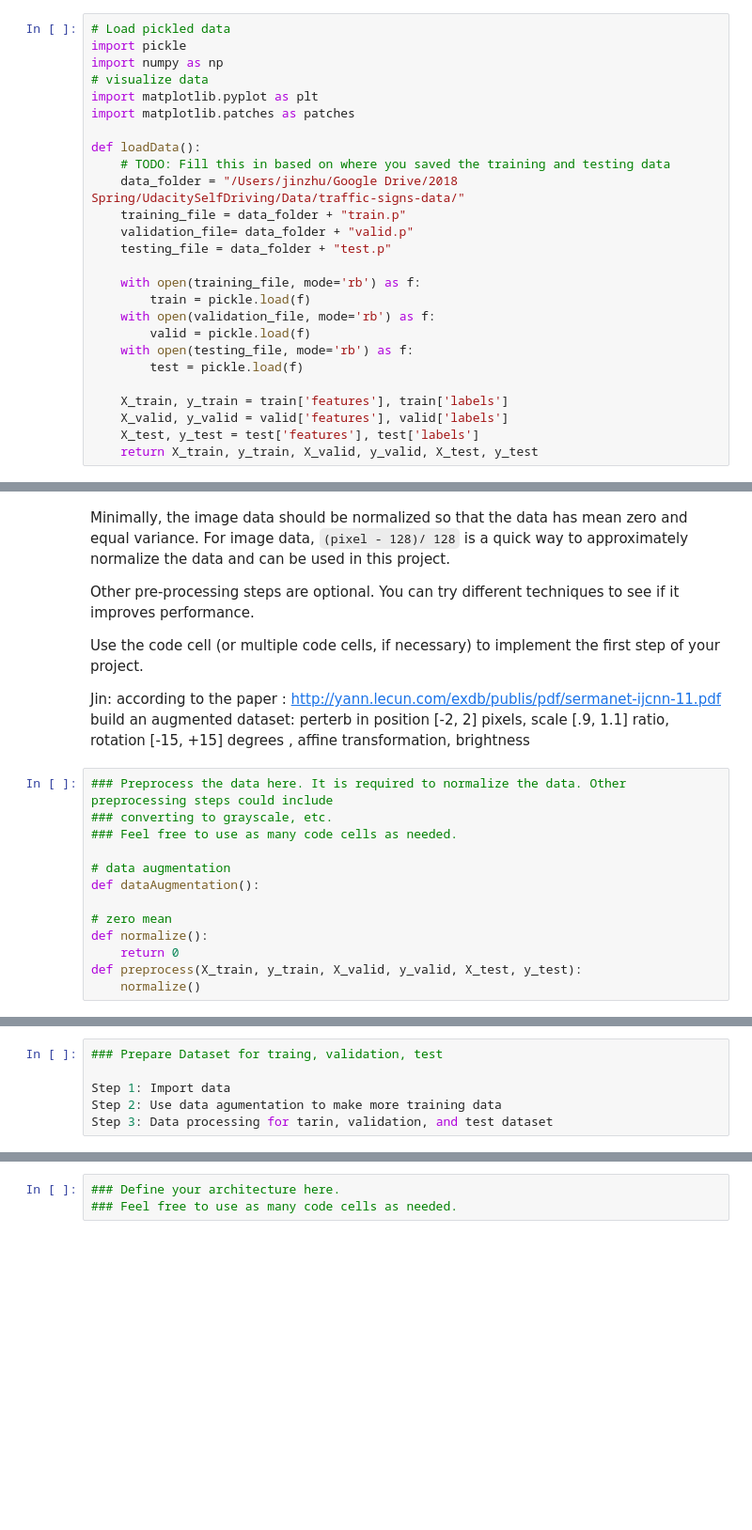
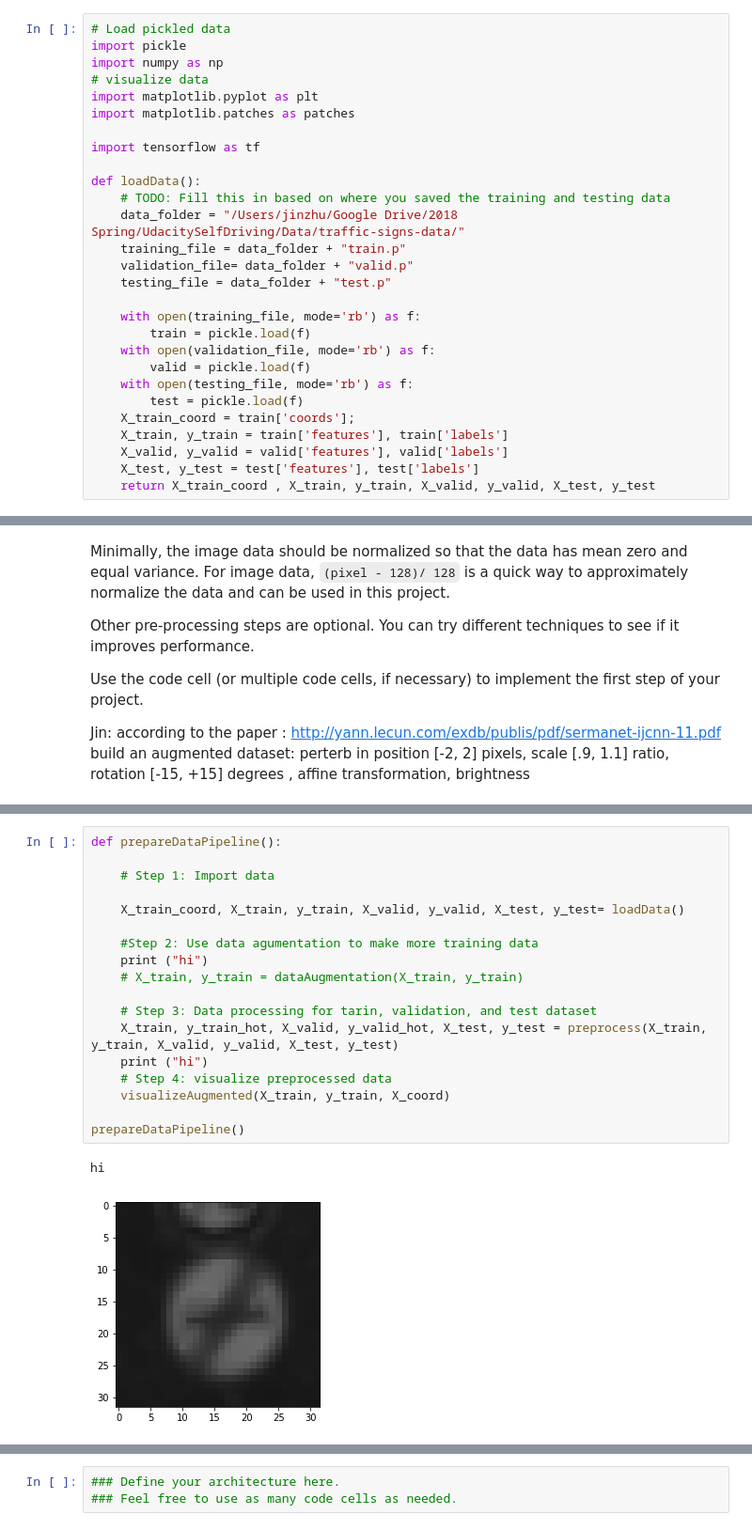
Before and after one commit to JudyMRSD/UdacitySelfDriving, a Jupyter notebook: CarND-Traffic-Sign-Classifier-Project/Traffic_Sign_Classifier.ipynb, the cells around one changed output, grey strips where cells are left out. Shown at 94% size. Drawn from its saved outputs; the diff is of its cells as text; blank space fills up the shorter version.

```diff
--- a/CarND-Traffic-Sign-Classifier-Project/Traffic_Sign_Classifier.ipynb
+++ b/CarND-Traffic-Sign-Classifier-Project/Traffic_Sign_Classifier.ipynb
@@ -33,6 +36,8 @@ import numpy as np
 # visualize data
 import matplotlib.pyplot as plt
 import matplotlib.patches as patches
+
+import tensorflow as tf
 
 def loadData():
     # TODO: Fill this in based on where you saved the training and testing data
@@ -47,11 +52,11 @@ def loadData():
         valid = pickle.load(f)
     with open(testing_file, mode='rb') as f:
         test = pickle.load(f)
-
+    X_train_coord = train['coords'];
     X_train, y_train = train['features'], train['labels']
     X_valid, y_valid = valid['features'], valid['labels']
     X_test, y_test = test['features'], test['labels']
-    return X_train, y_train, X_valid, y_valid, X_test, y_test
+    return X_train_coord , X_train, y_train, X_valid, y_valid, X_test, y_test
 # %% [markdown]
 ---
 
@@ -205,16 +327,3 @@ Jin:
 according to the paper : http://yann.lecun.com/exdb/publis/pdf/sermanet-ijcnn-11.pdf
 build an augmented dataset:
 perterb in position [-2, 2] pixels,  scale [.9, 1.1] ratio, rotation [-15, +15] degrees , affine transformation, brightness
-# %%
-### Preprocess the data here. It is required to normalize the data. Other preprocessing steps could include
-### converting to grayscale, etc.
-### Feel free to use as many code cells as needed.
-
-# data augmentation
-def dataAugmentation():
-
-# zero mean
-def normalize():
-    return 0
-def preprocess(X_train, y_train, X_valid, y_valid, X_test, y_test):
-    normalize()
@@ -221,6 +409,21 @@ def preprocess(X_train, y_train, X_valid, y_valid, X_test, y_test):
 # %%
-### Prepare Dataset for traing, validation, test
+def prepareDataPipeline():
 
-Step 1: Import data
-Step 2: Use data agumentation to make more training data
-Step 3: Data processing for tarin, validation, and test dataset
+    # Step 1: Import data
+
+    X_train_coord, X_train, y_train, X_valid, y_valid, X_test, y_test= loadData()
+
+    #Step 2: Use data agumentation to make more training data
+    print ("hi")
+    # X_train, y_train = dataAugmentation(X_train, y_train)
+
+    # Step 3: Data processing for tarin, validation, and test dataset
+    X_train, y_train_hot, X_valid, y_valid_hot, X_test, y_test = preprocess(X_train, y_train, X_valid, y_valid, X_test, y_test)
+    print ("hi")
+    # Step 4: visualize preprocessed data
+    visualizeAugmented(X_train, y_train, X_coord)
+
+prepareDataPipeline()
+# %% [output]
+hi
+[figure, added]
```
Also changed, not shown: parts of 11 cells of this notebook.
